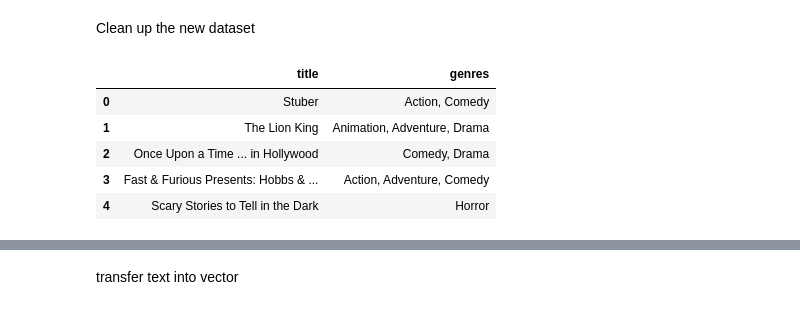
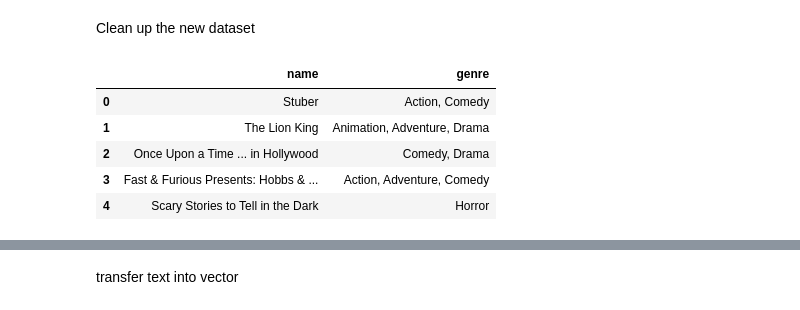
Before and after one commit to czwong/Movie_Machine_Learning, a Jupyter notebook: new_movie_recon.ipynb, the cells around one changed output, grey strips where cells are left out. Cells and saved outputs as stored; diff of their text form; code cells hidden in the pictures.

```diff
--- a/new_movie_recon.ipynb
+++ b/new_movie_recon.ipynb
@@ -16,10 +16,9 @@ new_movies.head()
 Clean up the new dataset
 # %%
 new_movies = new_movies[['name', 'genre']]
-new_movies = new_movies.rename(columns = {'name':'title', 'genre':'genres'})
 new_movies.head()
 # %% [output]
-|  | title | genres |
+|  | name | genre |
 | 0 | Stuber | Action, Comedy |
 | 1 | The Lion King | Animation, Adventure, Drama |
 | 2 | Once Upon a Time ... in Hollywood | Comedy, Drama |
```
Also changed, not shown: parts of 7 cells of this notebook, 19 other files.
